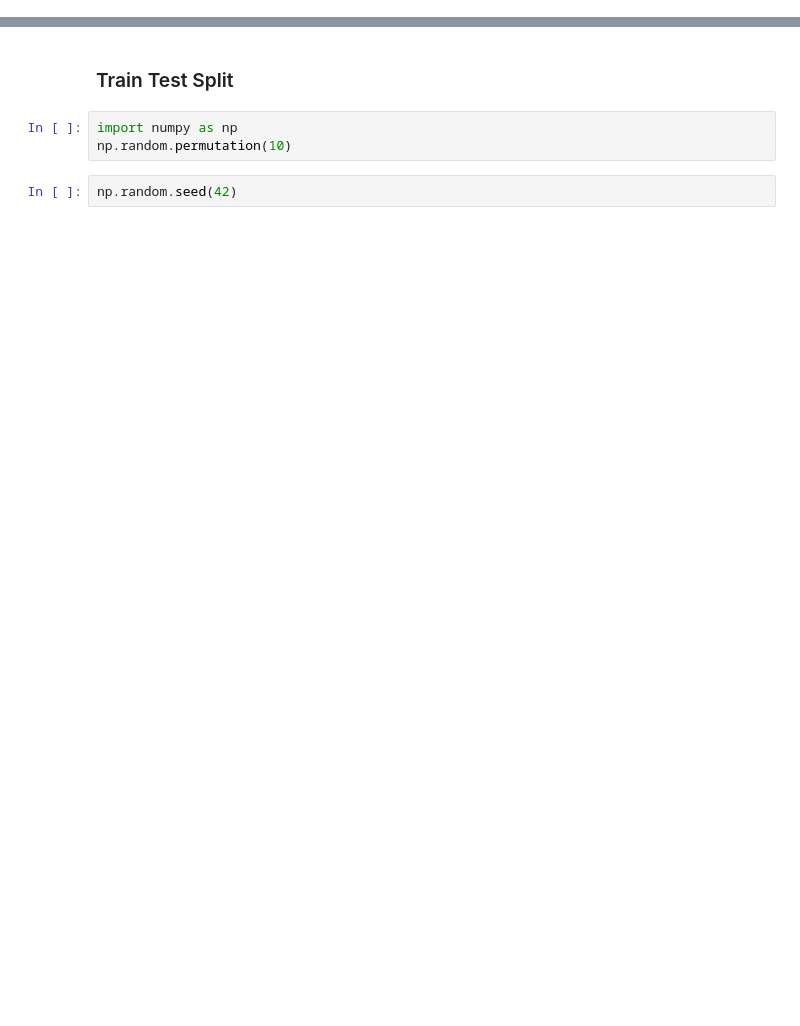
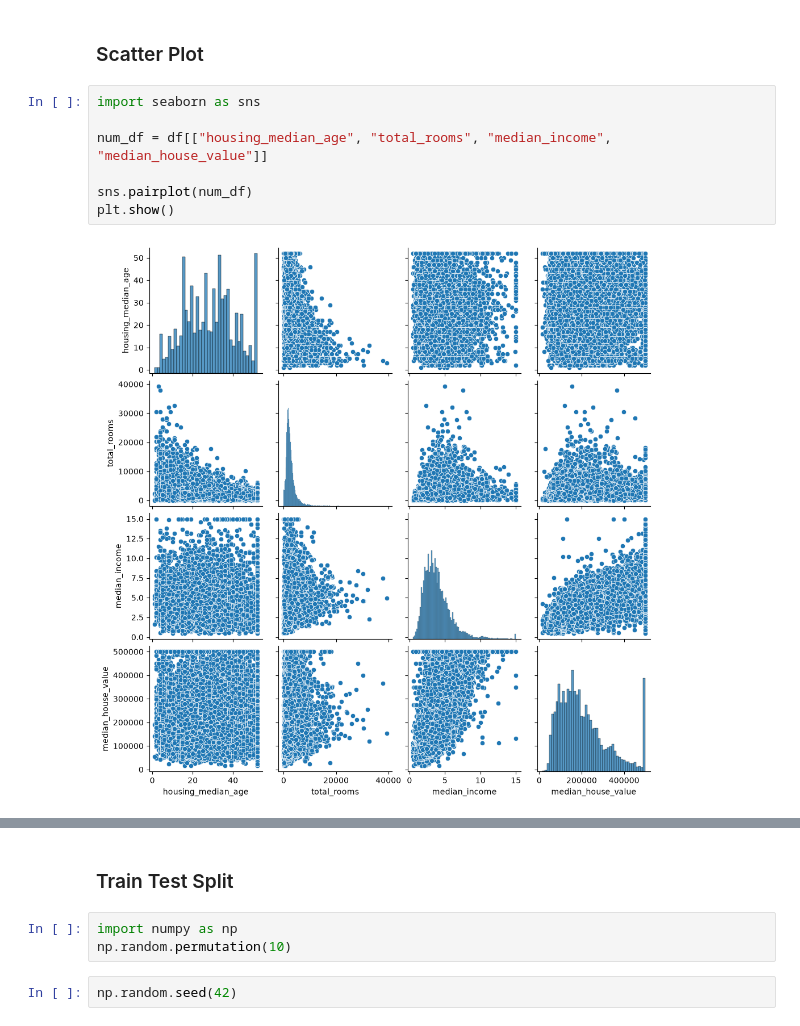
Before and after one commit to VallarasuS/ml-notes, a Jupyter notebook: data.ipynb, the cells around one changed output, grey strips where cells are left out. Saved outputs shown, nothing was run; the diff lists cells and outputs as text; blank space fills up the shorter version.

```diff
--- a/data.ipynb
+++ b/data.ipynb
@@ -20,0 +45,11 @@ plt.show()
+# %% [markdown]
+### Scatter Plot
+# %%
+import seaborn as sns
+
+num_df = df[["housing_median_age", "total_rooms", "median_income", "median_house_value"]]
+
+sns.pairplot(num_df)
+plt.show()
+# %% [output]
+[figure, added]
```
Also changed, not shown: parts of 9 cells of this notebook, 2 other files.
